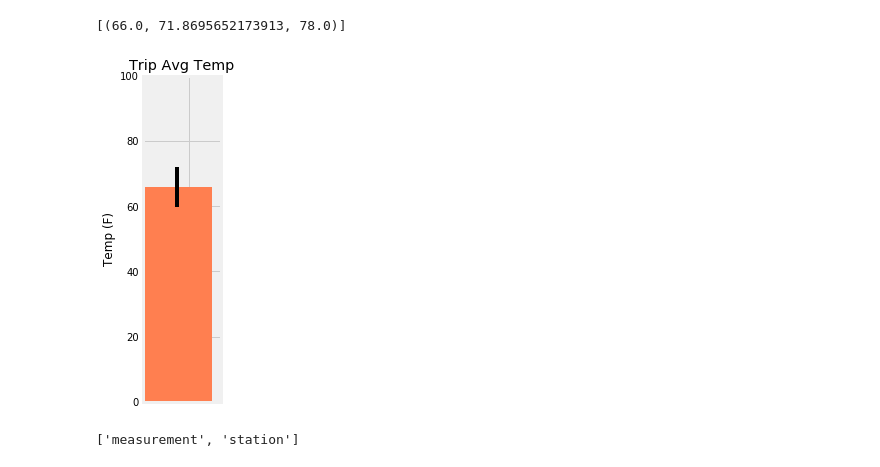
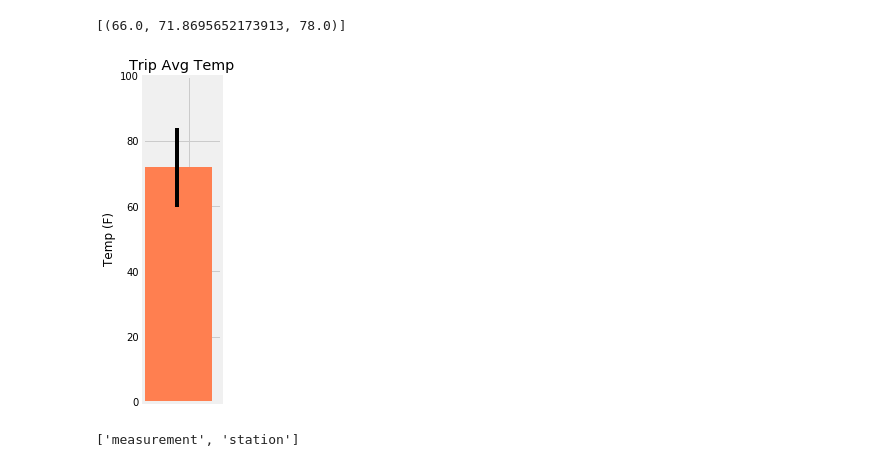
Before and after one commit to KPH3802/Climate_Code, a Jupyter notebook: climate_starter.ipynb, the cells around one changed output. Saved outputs shown, nothing was run; the diff lists cells and outputs as text; code cells hidden in the pictures.

```diff
--- a/climate_starter.ipynb
+++ b/climate_starter.ipynb
@@ -175,22 +175,22 @@ print(calc_temps('2017-03-03', '2017-03-06'))
 trip = calc_temps('2017-03-03', '2017-03-06')
 # %%
 fig, ax = plt.subplots(figsize = (1.25, 6))
-y = trip[0][0]
+y = trip[0][1]
 N = 1
 x = range(N)
 # yerr = 65
-error = (trip[0][2]- trip[0][1])
+error = (trip[0][2]- trip[0][0])
 plt.bar(x, y, yerr= error, width = .75, align='edge', color='coral')
 # plt.errorbar(65, 75)
 ax.set_xlim([0, .85])
 ax.set_ylim([0, 100])
 ax.set_xticklabels([])
 plt.ylabel("Temp (F)")
 plt.title("Trip Avg Temp")
 
 plt.show()
 # %% [output]
-[figure, old version]
+[figure, new version]
 # %%
 inspector = inspect(engine)
 inspector.get_table_names()
```
Also changed, not shown: parts of 2 cells of this notebook, 2 other files.
